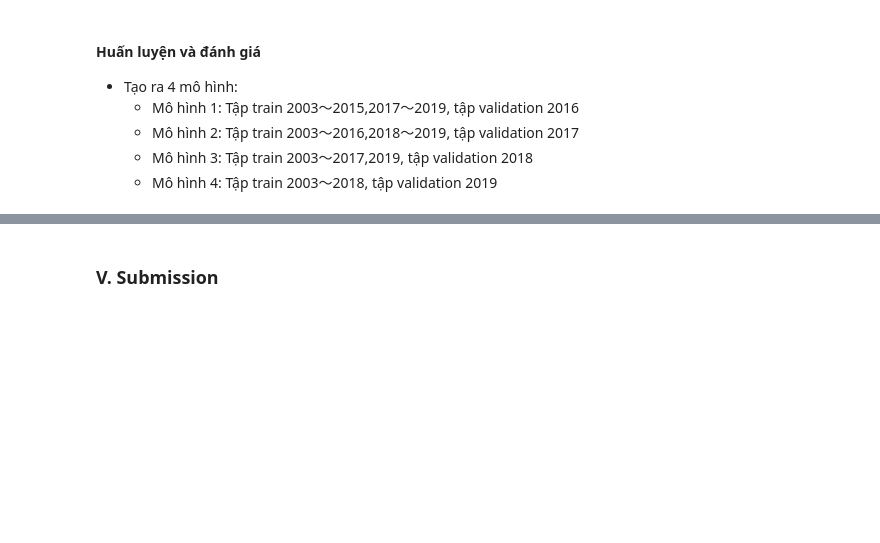
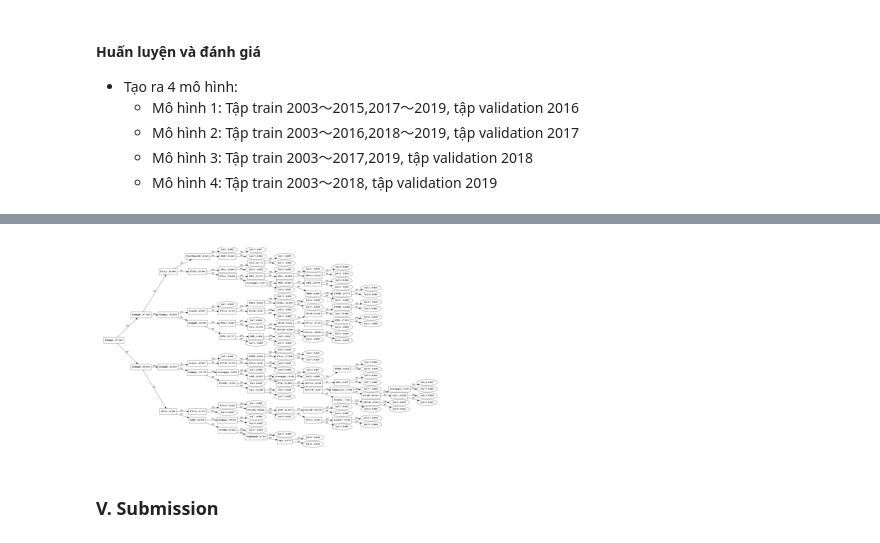
Before and after one commit to templarassVN/Team-3---KHDLUD---K18, a Jupyter notebook: NCAAM-2021.ipynb, the cells around one changed output, grey strips where cells are left out. Cells and saved outputs as stored; diff of their text form; code cells hidden in the pictures; blank space fills up the shorter version.

```diff
--- a/NCAAM-2021.ipynb
+++ b/NCAAM-2021.ipynb
@@ -709,2 +745,10 @@ plt.show()
+# %%
+import os
+os.environ["PATH"] += os.pathsep + 'D:/App/Graphviz/bin'
+ax = lgb.plot_tree(model)
+plt.savefig('foo.png')
+plt.show()
+# %% [output]
+[figure, added]
 # %% [markdown]
 ### V. Submission
```
Also changed, not shown: parts of 12 cells of this notebook, 1 other file.
